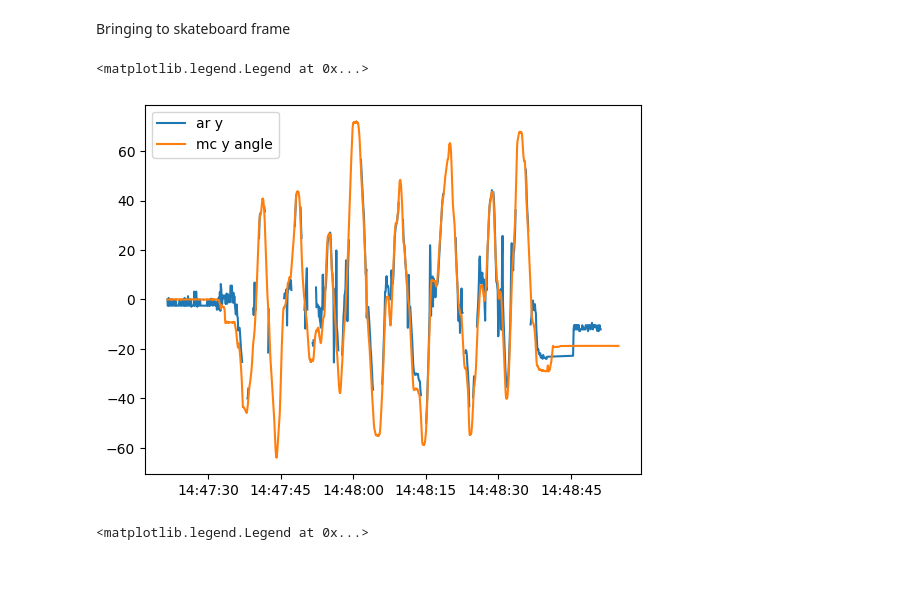
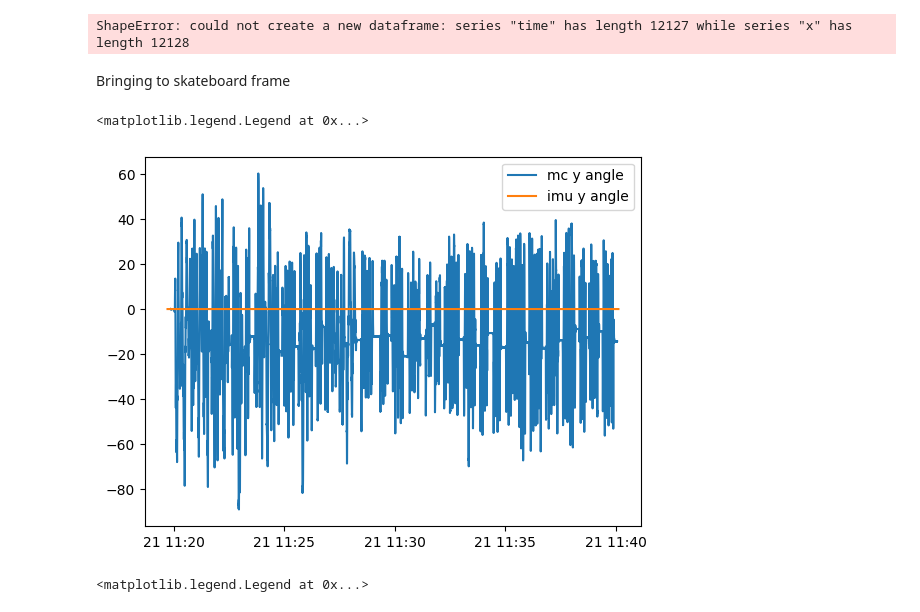
Before and after one commit to SujithChristopher/armbo, a Jupyter notebook: analysis_notebooks/inference_m3_mip_aruco.ipynb, the cells around one changed output. Saved outputs shown, nothing was run; the diff lists cells and outputs as text; code cells hidden in the pictures; blank space fills up the shorter version.

```diff
--- a/analysis_notebooks/inference_m3_mip_aruco.ipynb
+++ b/analysis_notebooks/inference_m3_mip_aruco.ipynb
@@ -30,7 +30,7 @@ _parent_folder = "validation"
 _calib_folder_name = "calibration_00"
 
 # _folder_name = "ar_30_5_quad_random_slow_01"
-_folder_name = "sk_30_4_random_00"
+_folder_name = "skimu_30_4_random_imu_long_00"
 # _folder_name = "board"
 
 _base_pth = os.path.join(_pth,"recorded_data",_parent_folder)
@@ -45,7 +45,7 @@ with open(_webcam_calib_pth, "rb") as f:
     _webcam_cam_mat = _temp[0]
     _webcam_dist = _temp[1]
 
-ar_lframe_pth = os.path.join(_webcam_calib_folder, "webcam_rotmat_validation_2.msgpack")
+ar_lframe_pth = os.path.join(_webcam_calib_folder, "webcam_rotmat_validation_imu_0.msgpack")
 with open(ar_lframe_pth, "rb") as f:
     ar_lframe = mp.Unpacker(f, object_hook=mpn.decode)
     _ar_lframe_rot = next(ar_lframe)
@@ -329,6 +331,8 @@ if type(ar_df_49["time"][0]) is not datetime:
 
 if type(ar_df_80["time"][0]) is not datetime:
     ar_df_80 = ar_df_80.with_columns(pl.col("time").str.to_datetime())
+# %% [output]
+ShapeError: could not create a new dataframe: series "time" has length 12127 while series "x" has length 12128
 # %% [markdown]
 Bringing to skateboard frame
 # %%
@@ -393,12 +397,13 @@ _theta_x_0 = np.rad2deg(_theta_x_0)
 _theta_y_0 = np.rad2deg(_theta_y_0)
 _theta_z_0 = np.rad2deg(_theta_z_0)
 # %%
-plt.plot(ar_df["time"], _theta_y_0, label = "ar y")
+# plt.plot(ar_df["time"], _theta_y_0, label = "ar y")
 plt.plot(_mc_df["time"], _theta_y, label = "mc y angle")
+plt.plot(_imu_df["time"], _imu_df["ang_x"], label = "imu y angle")
 plt.legend()
 # %% [output]
 <matplotlib.legend.Legend at 0x...>
-[figure, old version]
+[figure, new version]
 # %%
 plt.plot(_mc_df["x"], label="mocap x")
 plt.plot(_mc_df["y"], label="mocap y")
```
Also changed, not shown: parts of 2 cells of this notebook, 3 other files.
